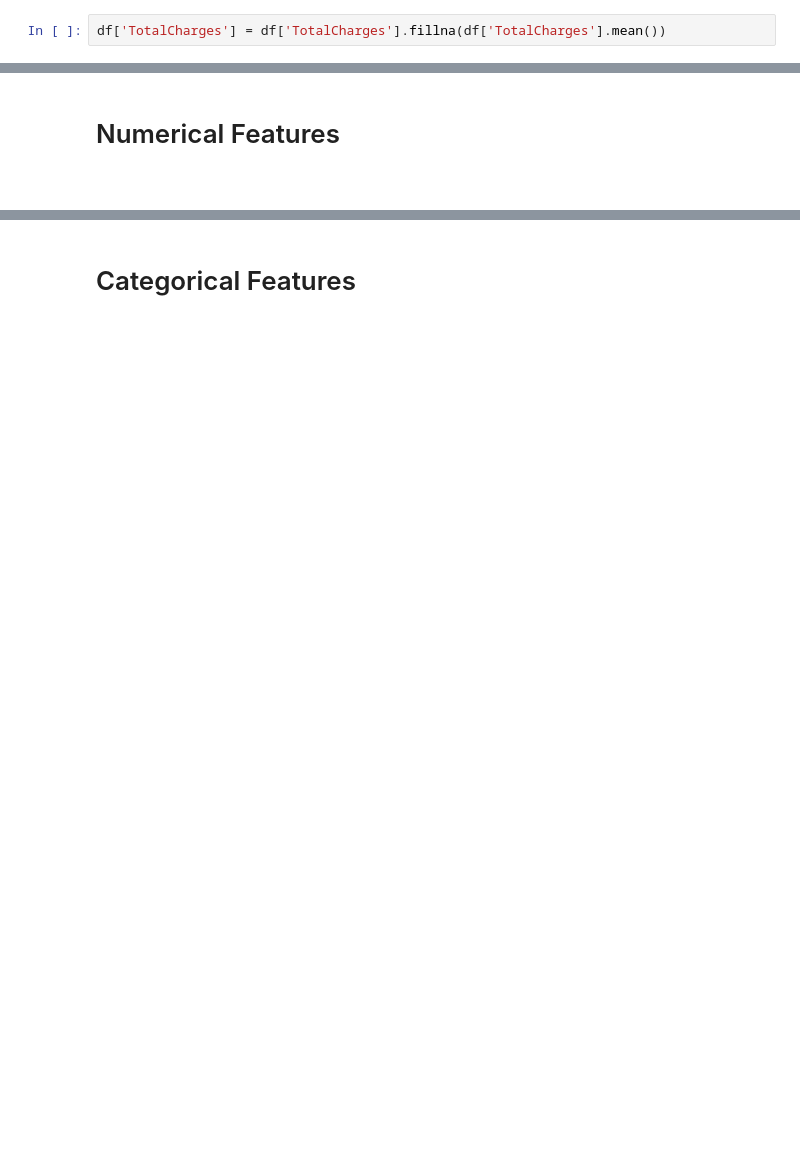
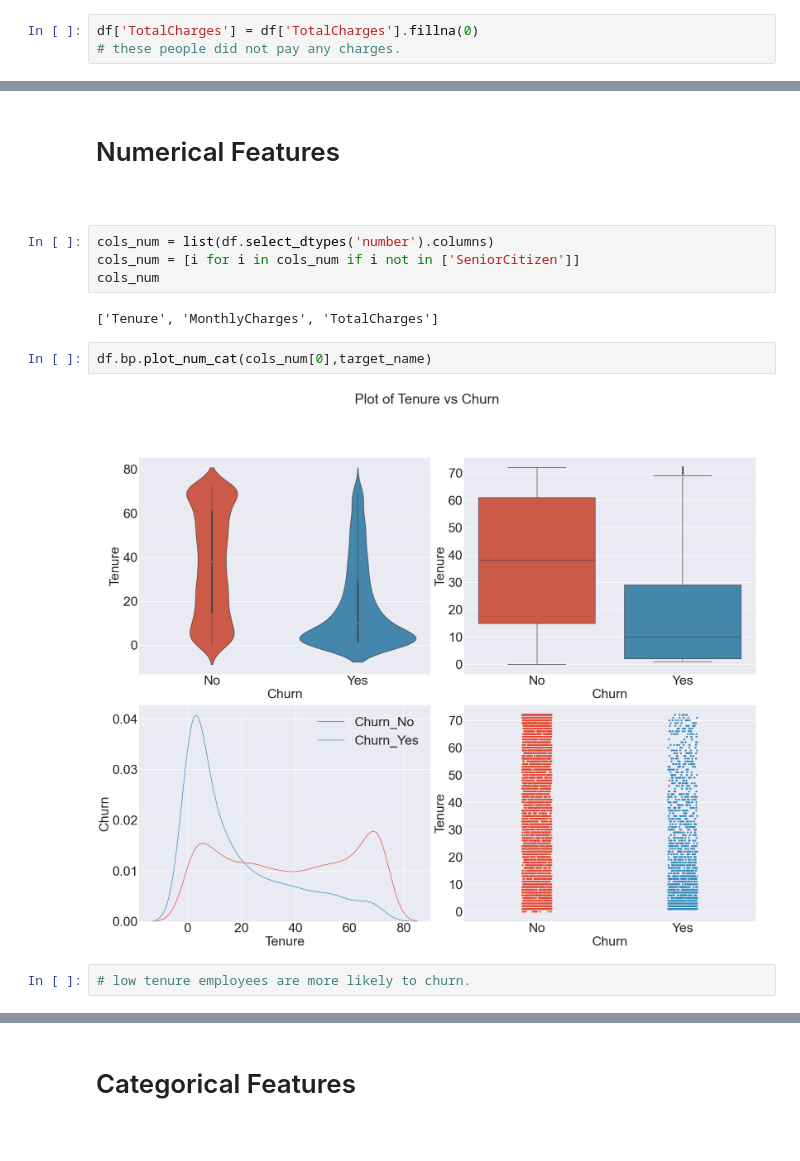
Before and after one commit to bhishanpdl/Project_Customer_Churn, a Jupyter notebook: notebooks/a01_churn_eda.ipynb, the cells around one changed output, grey strips where cells are left out. Saved outputs shown, nothing was run; the diff lists cells and outputs as text; blank space fills up the shorter version.

Commit message:
churn

```diff
--- a/notebooks/a01_churn_eda.ipynb
+++ b/notebooks/a01_churn_eda.ipynb
@@ -240,7 +245,8 @@ df[df.TotalCharges.isna()].shape # bad rows
 # %% [output]
 (11, 20)
 # %%
-df['TotalCharges'] = df['TotalCharges'].fillna(df['TotalCharges'].mean())
+df['TotalCharges'] = df['TotalCharges'].fillna(0)
+# these people did not pay any charges.
 # %% [markdown]
 <a id="" ></a>
 
@@ -259,3 +273,15 @@ df.bp.plot_cat(target_name,colors=['green','brown'])
 <h1>  Numerical Features </h1>
 
 <a href="#top" class="btn btn-primary btn-sm" role="button" aria-pressed="true" style="color:white" data-toggle="popover" title="go to TOC">Go to Top</a>
+# %%
+cols_num = list(df.select_dtypes('number').columns)
+cols_num = [i for i in cols_num if i not in ['SeniorCitizen']]
+cols_num
+# %% [output]
+['Tenure', 'MonthlyCharges', 'TotalCharges']
+# %%
+df.bp.plot_num_cat(cols_num[0],target_name)
+# %% [output]
+[figure, added]
+# %%
+# low tenure employees are more likely to churn.
```
Also changed, not shown: parts of 19 cells of this notebook, 20 other files.
